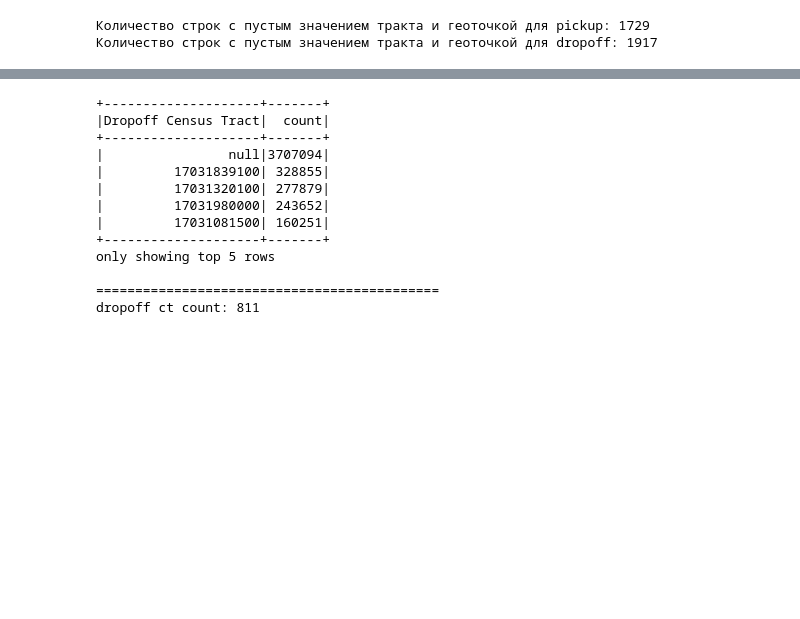
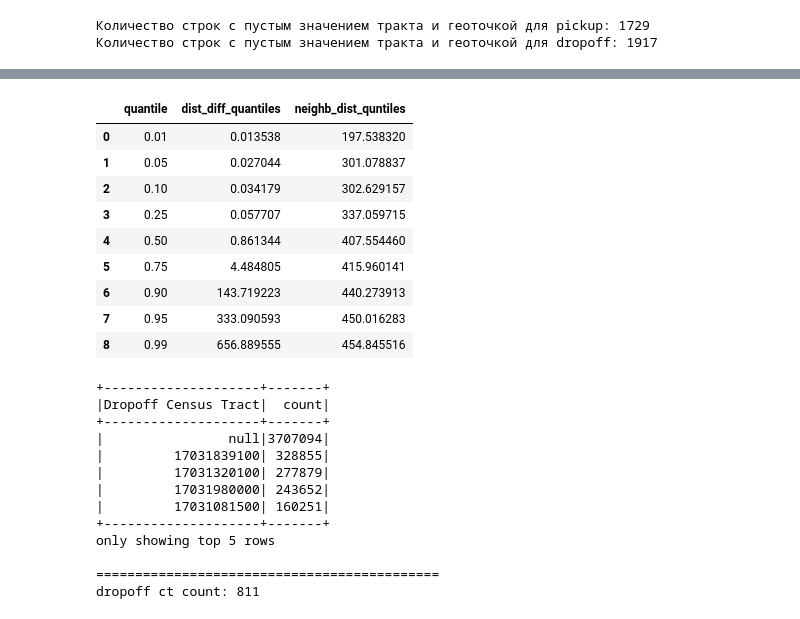
Before and after one commit to kogriv/chicago_spark, a Jupyter notebook: notebooks/eda.ipynb, the cells around one changed output, grey strips where cells are left out. Saved outputs shown, nothing was run; the diff lists cells and outputs as text; code cells hidden in the pictures; blank space fills up the shorter version.

```diff
--- a/notebooks/eda.ipynb
+++ b/notebooks/eda.ipynb
@@ -905,0 +932,5 @@ ctp_geo_notnull_ct_nulls_in_union = ct_geo_notnull_union.alias("a").join(
+# %%
+quntile_list = [0.01, 0.05, 0.10, 0.25, 0.5, 0.75, 0.9, 0.95, 0.99]
+dist_diff_quantiles = ctp_bound.approxQuantile("dist_diff_m",
+            quntile_list, 0.0)
+dist_diff_quantiles
@@ -905,0 +1019,12 @@ ctp_geo_notnull_ct_nulls_in_union = ct_geo_notnull_union.alias("a").join(
+# %%
+# Извлечение дистанций
+distances = []
+for key1, inner_dict in neighbors_data.items():
+    for key2, value in inner_dict.items():
+        distances.append(value[2])
+
+# Вычисление квантилей
+neighb_dist_quntiles = []
+for q in quntile_list:
+    neighb_dist_quntiles.append(np.percentile(distances, q))
+neighb_dist_quntiles
@@ -906,3 +1041,22 @@ ctp_geo_notnull_ct_nulls_in_union = ct_geo_notnull_union.alias("a").join(
+# %%
+dist_quantiles = pd.DataFrame({
+    'quantile': quntile_list,
+    'dist_diff_quantiles': dist_diff_quantiles,
+    'neighb_dist_quntiles': neighb_dist_quntiles
+})
+# %%
+dist_quantiles
+# %% [output]
+|  | quantile | dist_diff_quantiles | neighb_dist_quntiles |
+| 0 | 0.01 | 0.013538 | 197.538320 |
+| 1 | 0.05 | 0.027044 | 301.078837 |
+| 2 | 0.10 | 0.034179 | 302.629157 |
+| 3 | 0.25 | 0.057707 | 337.059715 |
+| 4 | 0.50 | 0.861344 | 407.554460 |
+| 5 | 0.75 | 4.484805 | 415.960141 |
+| 6 | 0.90 | 143.719223 | 440.273913 |
+| 7 | 0.95 | 333.090593 | 450.016283 |
+| 8 | 0.99 | 656.889555 | 454.845516 |
 # %%
 geosd = taxi.groupBy(ct.dropoff_ct).count().orderBy("count", ascending=False).cache()
 ctd.show(5)
```
Also changed, not shown: parts of 26 cells of this notebook, 1 other file.
